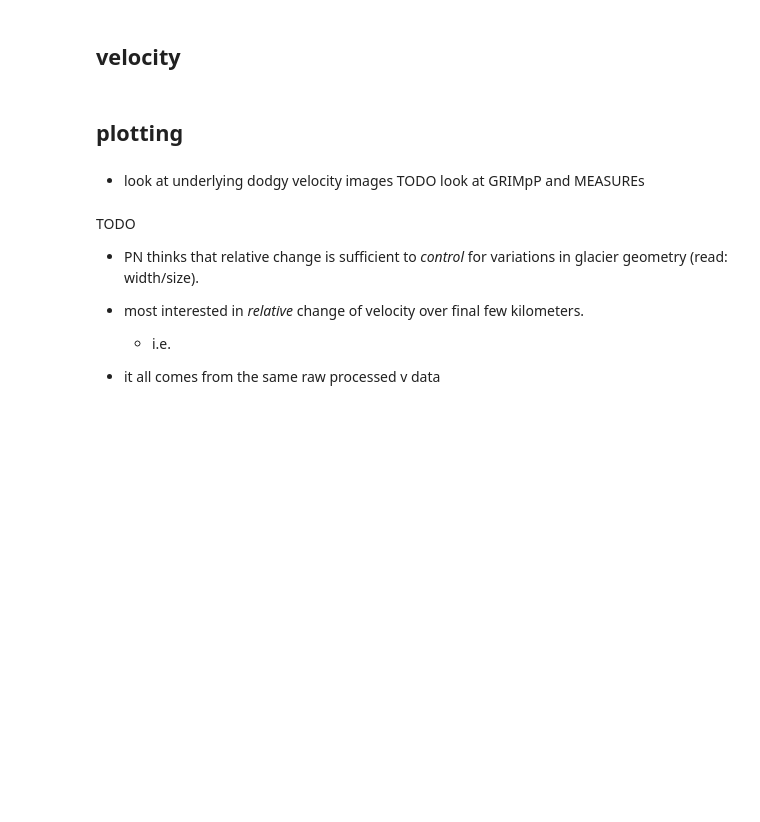
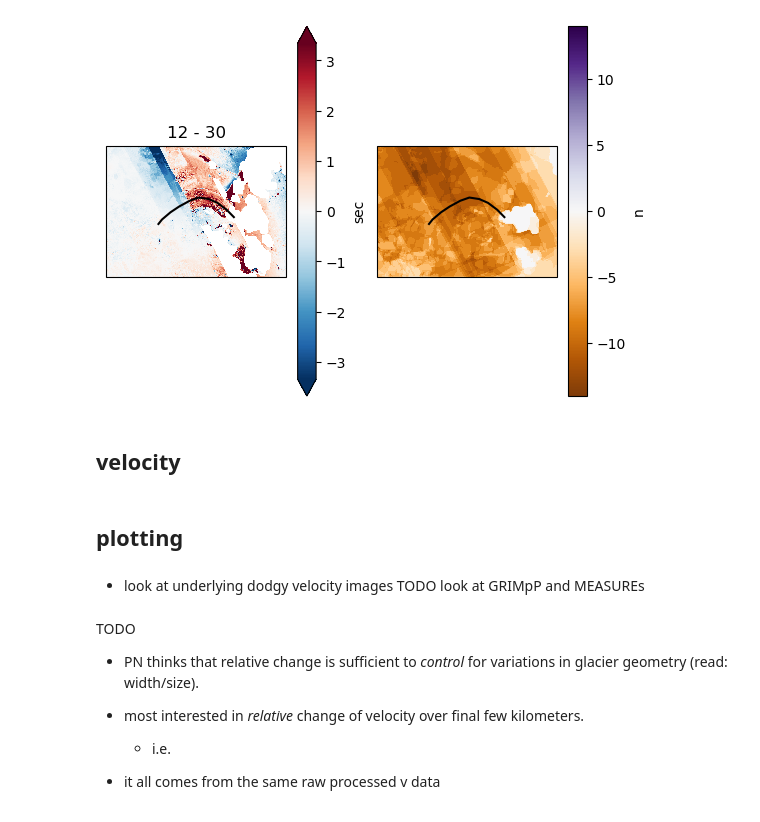
Before and after one commit to tlohde/lake-terminating-glaciers, a Jupyter notebook: src/scratchpad.ipynb, the cells around one changed output. Saved outputs shown, nothing was run; the diff lists cells and outputs as text; code cells hidden in the pictures; blank space fills up the shorter version.

```diff
--- a/src/scratchpad.ipynb
+++ b/src/scratchpad.ipynb
@@ -70,4 +23,0 @@ median_ndwi = (
-# %%
-fig, ax = plt.subplots()
-(median_ndwi < 0).plot(ax=ax)
-ax.plot(*line.coords.xy)
@@ -116,0 +62,13 @@ pf = ds['z'].polyfit(dim='time', deg=1)
+# %%
+
+fig, axs = plt.subplots(ncols=2, subplot_kw={'projection':prj})
+with xr.open_dataset(os.path.join(directory, sec_files[0]), engine='zarr') as a:
+    with xr.open_dataset(os.path.join(directory, sec_files[1]), engine='zarr') as b:
+        (a['sec'].sel(result='slope') - b['sec'].sel(result='slope') ).plot(robust=True, ax=axs[0])
+        (a['n'] - b['n']).plot(ax=axs[1], cmap='PuOr')
+        axs[0].set_title(f"{len(a.attrs['dem_ids'])} - {len(b.attrs['dem_ids'])}")
+
+for ax in axs:
+    centreline.plot(ax=ax, color='k')
+# %% [output]
+[figure, added]
```
Also changed, not shown: parts of 22 cells of this notebook, 7 other files.
